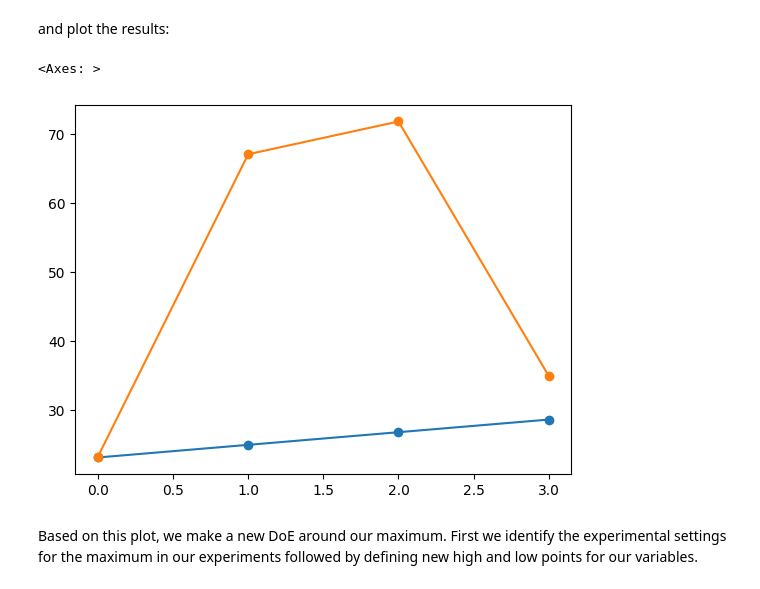
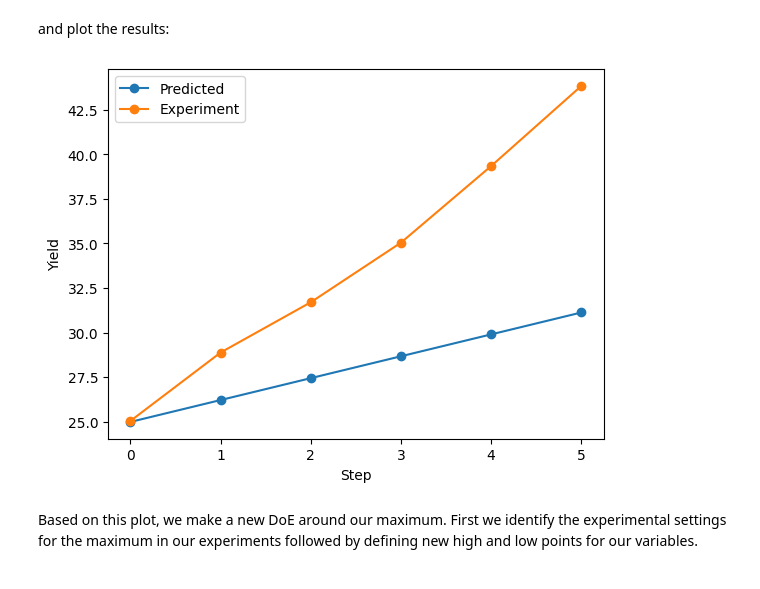
Before and after one commit to peterbmob/DHMVADoE, a Jupyter notebook: Excercises/resp.ipynb, the cells around one changed output. Saved outputs shown, nothing was run; the diff lists cells and outputs as text; code cells hidden in the pictures.

```diff
--- a/Excercises/resp.ipynb
+++ b/Excercises/resp.ipynb
@@ -85,7 +85,8 @@ inputs_df['encoded_low'] = inputs_df.apply( lambda z : ( z['low']  - z['average'
 inputs_df['encoded_center'] = inputs_df.apply( lambda z : ( z['center'] - z['average'] )/( z['span'] ), axis=1)
 inputs_df['encoded_high'] = inputs_df.apply( lambda z : ( z['high'] - z['average'] )/( z['span'] ), axis=1)
 
-inputs_df = inputs_df.drop(['average','span'],axis=1)
+# Ensure average and span are not dropped
+# inputs_df = inputs_df.drop(['average','span'],axis=1)
 
 inputs_df
 # %% [output]
@@ -240,19 +241,24 @@ With the method of steepest descent, we can now start marching up the hill takin
 # %% [markdown]
 The box below performs a march in the direction of the steepest ascent wiht stepsize delta_in_T. The number of experiments is nexp.
 # %%
-delta_in_T=1
-nexp=3
-Origin = [results['T'].iloc[8], results['p'].iloc[8], results['A'].iloc[8]]
+max_y_index = results['y'].idxmax()
+real_delta_in_T = 1
+nexp=5
+Origin = [results['T'].iloc[max_y_index], results['p'].iloc[max_y_index], results['A'].iloc[max_y_index]]
 coeff= res1.params
-delta=delta_in_T*[coeff[1]/coeff[1],coeff[2]/coeff[1],coeff[3]/coeff[1] ]
 
+# Calculate the coded step size for a real temperature step of 1
+coded_delta_in_T = real_delta_in_T / inputs_df.loc['T']['span']
+
+delta=[coded_delta_in_T, coded_delta_in_T*coeff[2]/coeff[1], coded_delta_in_T*coeff[3]/coeff[1] ]
+delta_real=[inputs_df.loc['T']['span']*delta[0],inputs_df.loc['p']['span']*delta[1],inputs_df.loc['A']['span']*delta[2]]
 marchT=[Origin[0]];marchp=[Origin[1]];marcha=[Origin[2]]
 
 
 for i in range(0,nexp):
-    marchT.append(Origin[0]+(i+1)*delta[0])
-    marchp.append(Origin[1]+(i+1)*delta[1])
-    marcha.append(Origin[1]+(i+1)*delta[2])
+    marchT.append(Origin[0]+(i+1)*(delta[0]))
+    marchp.append(Origin[1]+(i+1)*(delta[1]))
+    marcha.append(Origin[2]+(i+1)*(delta[2]))
 
 March=pd.DataFrame({'T':marchT, 'p':marchp, 'A':marcha})
 ypred=res1.predict(March)
@@ -271,13 +279,13 @@ Then, we do do the real experiments:
 # Lets do the real experiment
 #assume we take steps in T
 
-Origin_real=[results['Temperature'].iloc[8], results['pH'].iloc[8], results['Amount'].iloc[8]]
+Origin_real=[results['Temperature'].iloc[max_y_index], results['pH'].iloc[max_y_index], results['Amount'].iloc[max_y_index]]
 marchT_real=[Origin_real[0]];marchp_real=[Origin_real[1]];marcha_real=[Origin_real[2]]
 
 for i in range(1,len(March)):
-    marchT_real.append(Origin_real[0]+(i+1)*delta[0])
-    marchp_real.append(Origin_real[1]+(i+1)*delta[1])
-    marcha_real.append(Origin_real[2]+(i+1)*delta[2])
+    marchT_real.append(Origin_real[0]+(i+1)*(delta_real[0]))
+    marchp_real.append(Origin_real[1]+(i+1)*(delta_real[1]))
+    marcha_real.append(Origin_real[2]+(i+1)*(delta_real[2]))
 
 March_real=pd.DataFrame({'Temperature':marchT_real, 'pH':marchp_real, 'Amount':marcha_real})
 
@@ -298,11 +308,14 @@ we see that the direction of steepest descent takes in the right direction, but
 # %% [markdown]
 and plot the results:
 # %%
-March['ypred'].plot(marker='o')
-March_real['y_real'].plot(marker='o')
+March['ypred'].plot(marker='o', label='Predicted')
+March_real['y_real'].plot(marker='o', label='Experiment')
+plt.xlabel('Step')
+plt.ylabel('Yield')
+plt.legend()
+plt.show()
 # %% [output]
-<Axes: >
-[figure, old version]
+[figure, new version]
 # %% [markdown]
 Based on this plot, we make a new DoE around our maximum. First we identify the experimental settings for the maximum in our experiments followed by defining new high and low points for our variables.
 # %%
```
Also changed, not shown: parts of 26 cells of this notebook.
